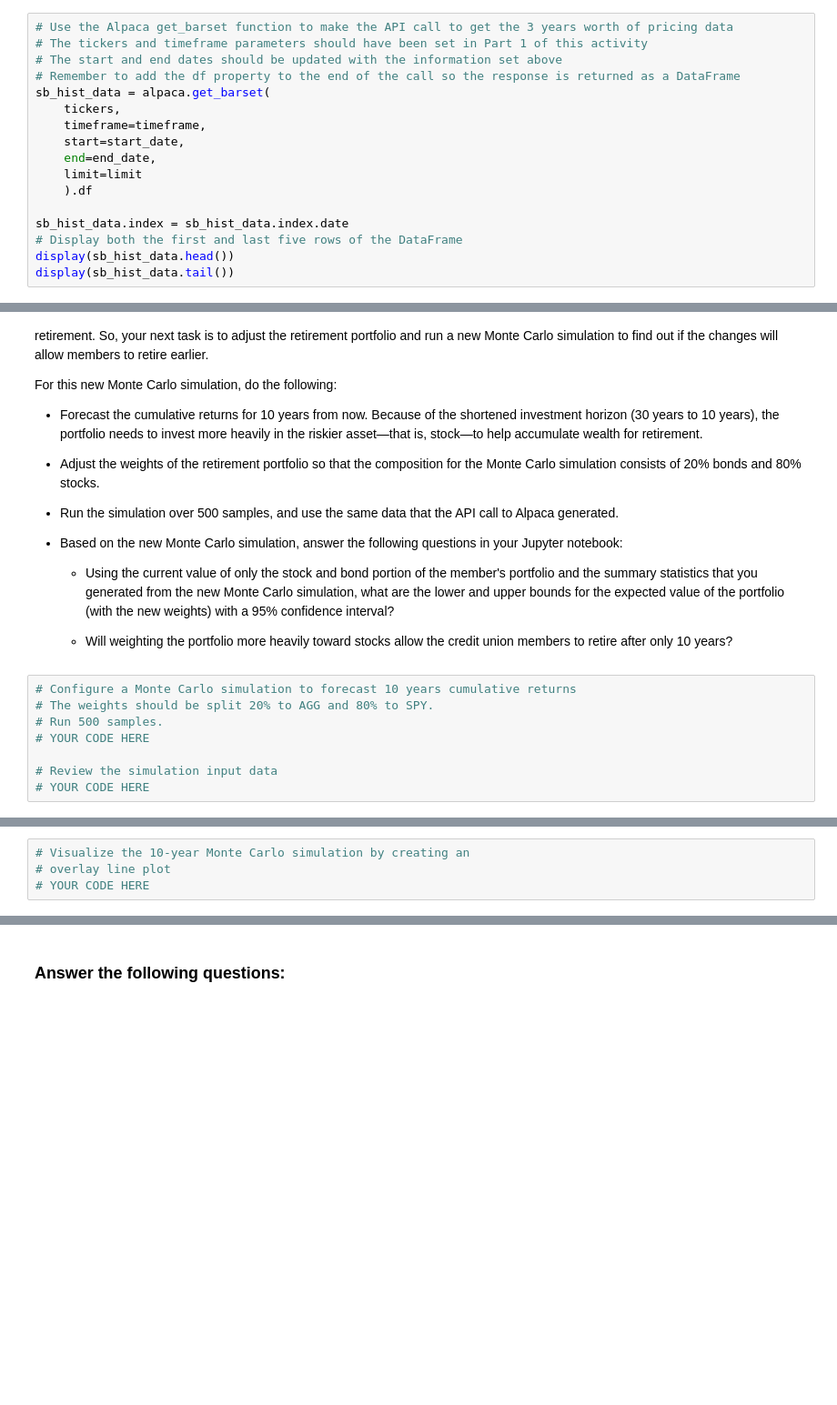
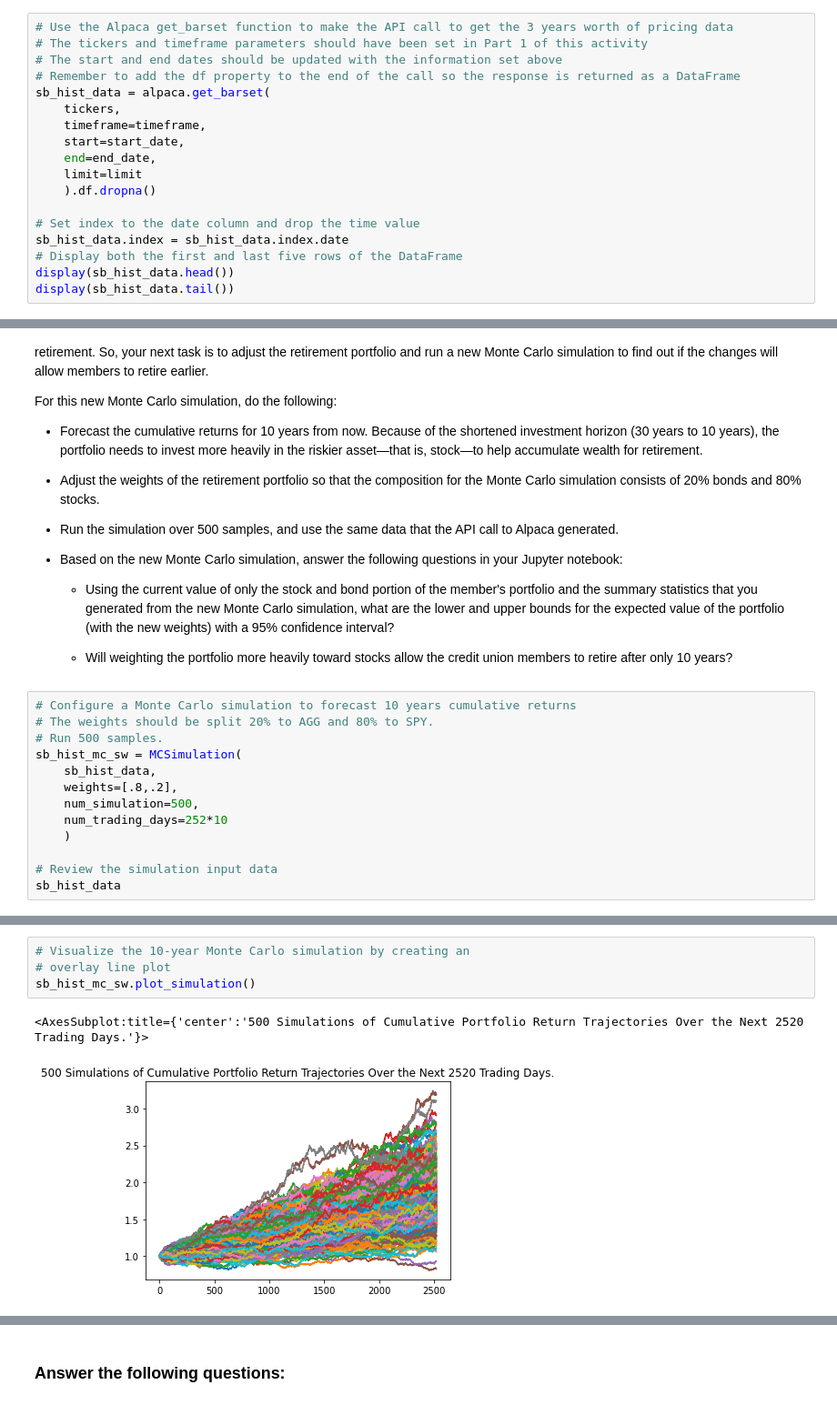
Before and after one commit to jpmaddox97/module_5_challenge, a Jupyter notebook: Starter_Code/financial_planning_tools.ipynb, the cells around one changed output, grey strips where cells are left out. Shown: that part at 91% size. Saved outputs shown, nothing was run; the diff lists cells and outputs as text; blank space fills up the shorter version.

```diff
--- a/Starter_Code/financial_planning_tools.ipynb
+++ b/Starter_Code/financial_planning_tools.ipynb
@@ -456,8 +457,9 @@ sb_hist_data = alpaca.get_barset(
     start=start_date,
     end=end_date,
     limit=limit
-    ).df
+    ).df.dropna()
 
+# Set index to the date column and drop the time value
 sb_hist_data.index = sb_hist_data.index.date
 # Display both the first and last five rows of the DataFrame
 display(sb_hist_data.head())
@@ -598,7 +619,12 @@ For this new Monte Carlo simulation, do the following:
 # Configure a Monte Carlo simulation to forecast 10 years cumulative returns
 # The weights should be split 20% to AGG and 80% to SPY.
 # Run 500 samples.
-# YOUR CODE HERE
+sb_hist_mc_sw = MCSimulation(
+    sb_hist_data,
+    weights=[.8,.2],
+    num_simulation=500,
+    num_trading_days=252*10
+    )
 
 # Review the simulation input data
-# YOUR CODE HERE
+sb_hist_data
@@ -608,7 +680,10 @@ For this new Monte Carlo simulation, do the following:
 # %%
 # Visualize the 10-year Monte Carlo simulation by creating an
 # overlay line plot
-# YOUR CODE HERE
+sb_hist_mc_sw.plot_simulation()
+# %% [output]
+<AxesSubplot:title={'center':'500 Simulations of Cumulative Portfolio Return Trajectories Over the Next 2520 Trading Days.'}>
+[figure, added]
 # %%
 # Visualize the probability distribution of the 10-year Monte Carlo simulation
 # by plotting a histogram
```
Also changed, not shown: parts of 13 cells of this notebook.
